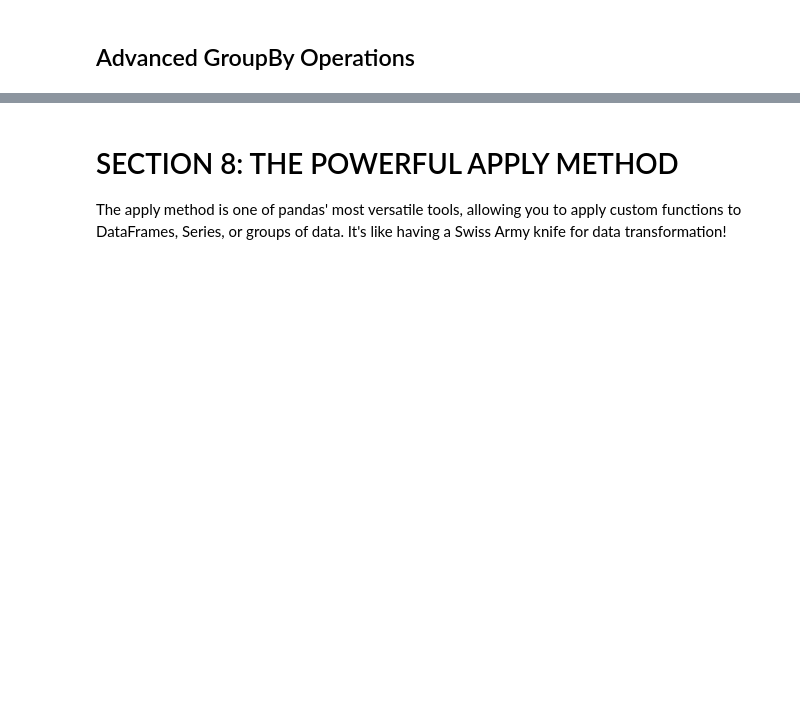
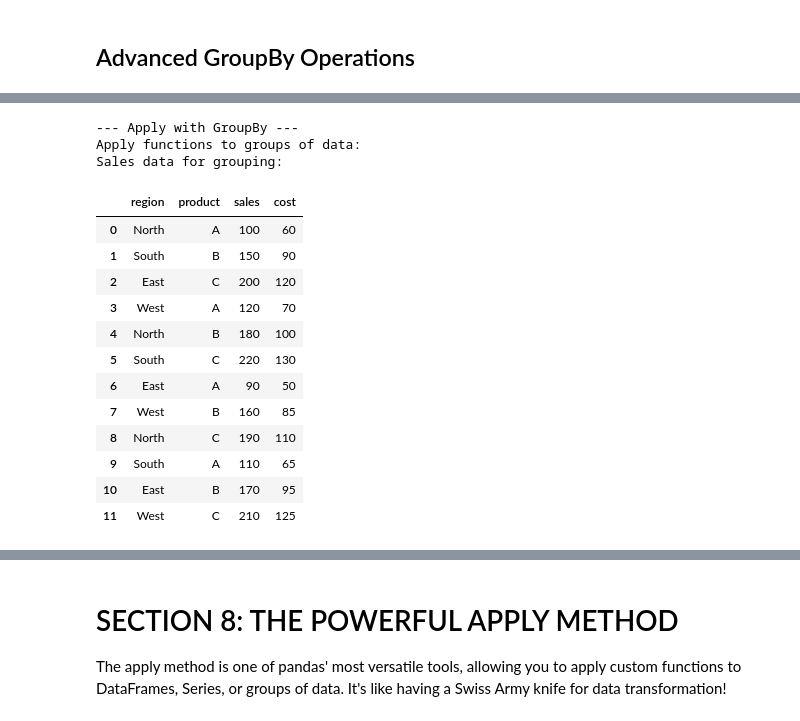
Before and after one commit to AdanMora/data-science-course, a Jupyter notebook: pandas-basics/pandas_comprehensive_guide.ipynb, the cells around one changed output, grey strips where cells are left out. Saved outputs shown, nothing was run; the diff lists cells and outputs as text; code cells hidden in the pictures; blank space fills up the shorter version.

```diff
--- a/pandas-basics/pandas_comprehensive_guide.ipynb
+++ b/pandas-basics/pandas_comprehensive_guide.ipynb
@@ -910,0 +510,32 @@ Top 2 sales days per region:
+# %%
+# Apply with groupby
+print("--- Apply with GroupBy ---")
+print("Apply functions to groups of data:")
+
+# Create sales data for grouping
+sales_group_data = pd.DataFrame({
+    'region': ['North', 'South', 'East', 'West'] * 3,
+    'product': ['A', 'B', 'C'] * 4,
+    'sales': [100, 150, 200, 120, 180, 220, 90, 160, 190, 110, 170, 210],
+    'cost': [60, 90, 120, 70, 100, 130, 50, 85, 110, 65, 95, 125]
+})
+
+print("Sales data for grouping:")
+sales_group_data
+# %% [output]
+--- Apply with GroupBy ---
+Apply functions to groups of data:
+Sales data for grouping:
+|  | region | product | sales | cost |
+| 0 | North | A | 100 | 60 |
+| 1 | South | B | 150 | 90 |
+| 2 | East | C | 200 | 120 |
+| 3 | West | A | 120 | 70 |
+| 4 | North | B | 180 | 100 |
+| 5 | South | C | 220 | 130 |
+| 6 | East | A | 90 | 50 |
+| 7 | West | B | 160 | 85 |
+| 8 | North | C | 190 | 110 |
+| 9 | South | A | 110 | 65 |
+| 10 | East | B | 170 | 95 |
+| 11 | West | C | 210 | 125 |
```
Also changed, not shown: parts of 93 cells of this notebook.
